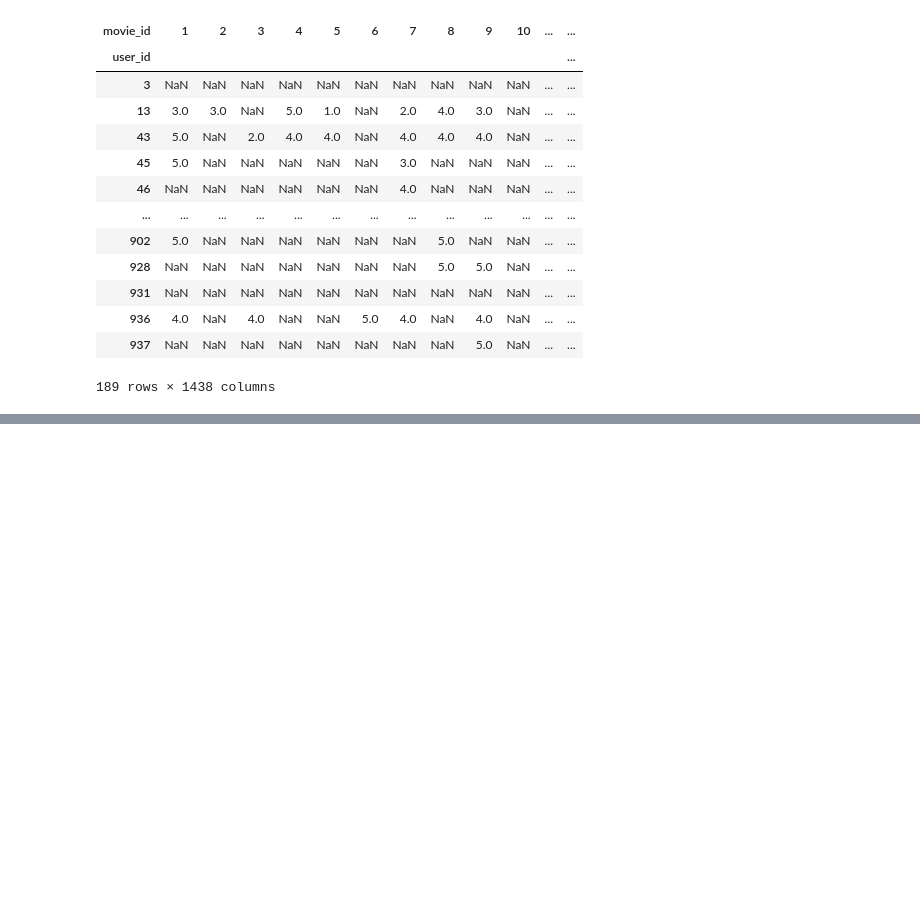
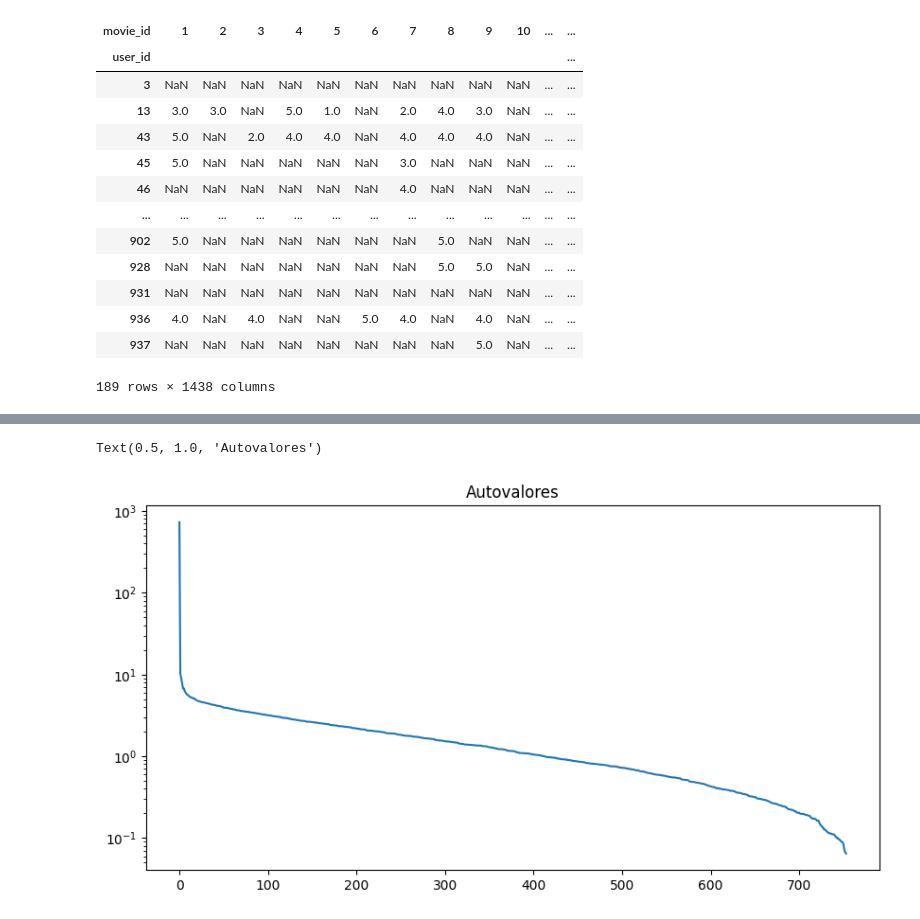
Before and after one commit to salocinrevenge/AlgeLin-ML, a Jupyter notebook: tarefa2.ipynb, the cells around one changed output, grey strips where cells are left out. Saved outputs shown, nothing was run; the diff lists cells and outputs as text; code cells hidden in the pictures; blank space fills up the shorter version.

```diff
--- a/tarefa2.ipynb
+++ b/tarefa2.ipynb
@@ -293,0 +436,9 @@ test
+# %%
+# plota novamente em escala loagaritmica
+plt.figure(figsize=(10,5))
+plt.plot(S)
+plt.yscale('log')
+plt.title("Autovalores")
+# %% [output]
+Text(0.5, 1.0, 'Autovalores')
+[figure, added]
```
Also changed, not shown: parts of 18 cells of this notebook.
